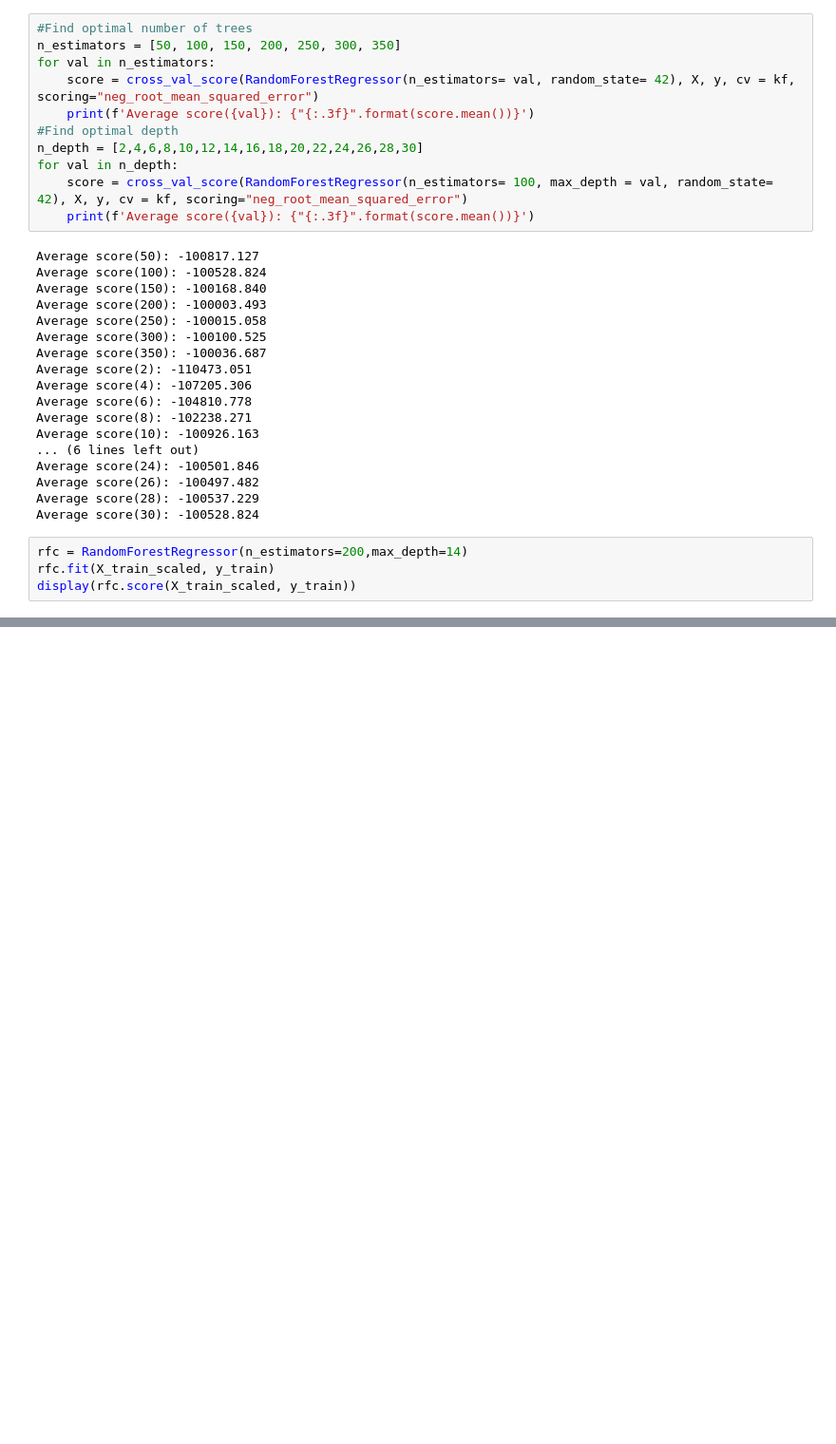
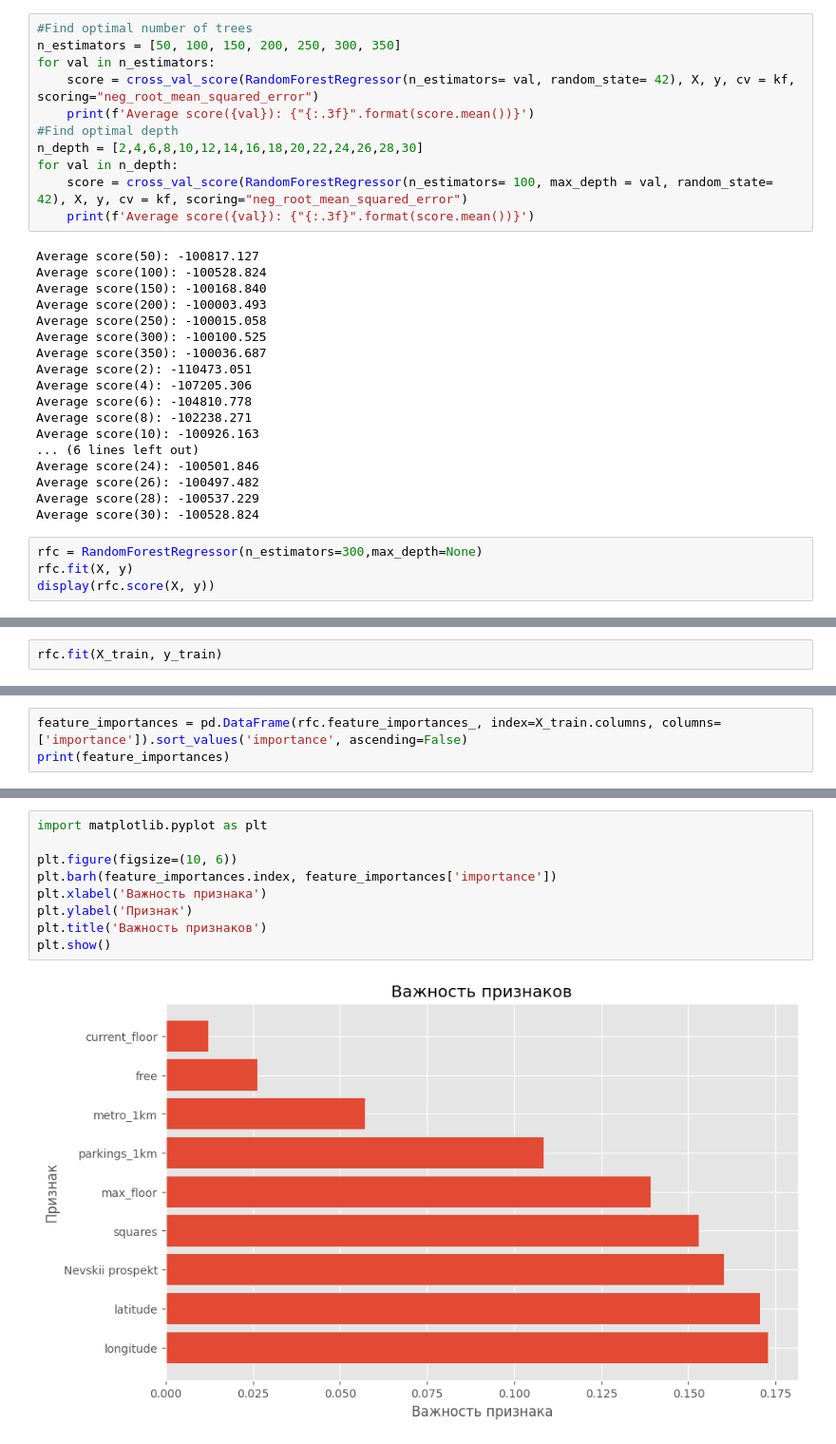
Before and after one commit to VondyBland/diplomopiska, a Jupyter notebook: ML/regression.ipynb, the cells around one changed output, grey strips where cells are left out. Shown: that part at 95% size. Saved outputs shown, nothing was run; the diff lists cells and outputs as text; blank space fills up the shorter version.

Commit message:
readied the file with random_forest for presentation

```diff
--- a/ML/regression.ipynb
+++ b/ML/regression.ipynb
@@ -305,7 +286,7 @@ Average score(26): -100497.482
 Average score(28): -100537.229
 Average score(30): -100528.824
 # %%
-rfc = RandomForestRegressor(n_estimators=200,max_depth=14)
-rfc.fit(X_train_scaled, y_train)
-display(rfc.score(X_train_scaled, y_train))
+rfc = RandomForestRegressor(n_estimators=300,max_depth=None)
+rfc.fit(X, y)
+display(rfc.score(X, y))
 # %% [output]
@@ -323,0 +305,2 @@ print(mean_absolute_percentage_error(y_test, predictions))
+# %%
+rfc.fit(X_train, y_train)
@@ -339,0 +411,3 @@ data
+# %%
+feature_importances = pd.DataFrame(rfc.feature_importances_, index=X_train.columns, columns=['importance']).sort_values('importance', ascending=False)
+print(feature_importances)
@@ -339,0 +425,11 @@ data
+# %%
+import matplotlib.pyplot as plt
+
+plt.figure(figsize=(10, 6))
+plt.barh(feature_importances.index, feature_importances['importance'])
+plt.xlabel('Важность признака')
+plt.ylabel('Признак')
+plt.title('Важность признаков')
+plt.show()
+# %% [output]
+[figure, added]
```
Also changed, not shown: parts of 24 cells of this notebook, 1 other file.
